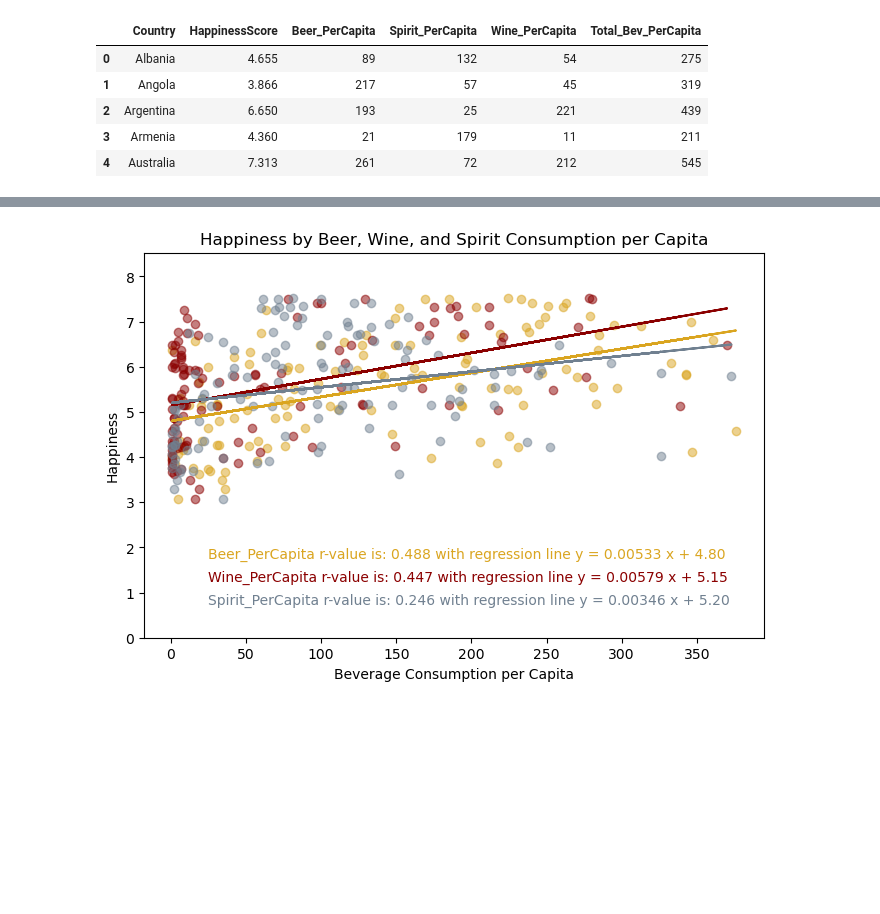
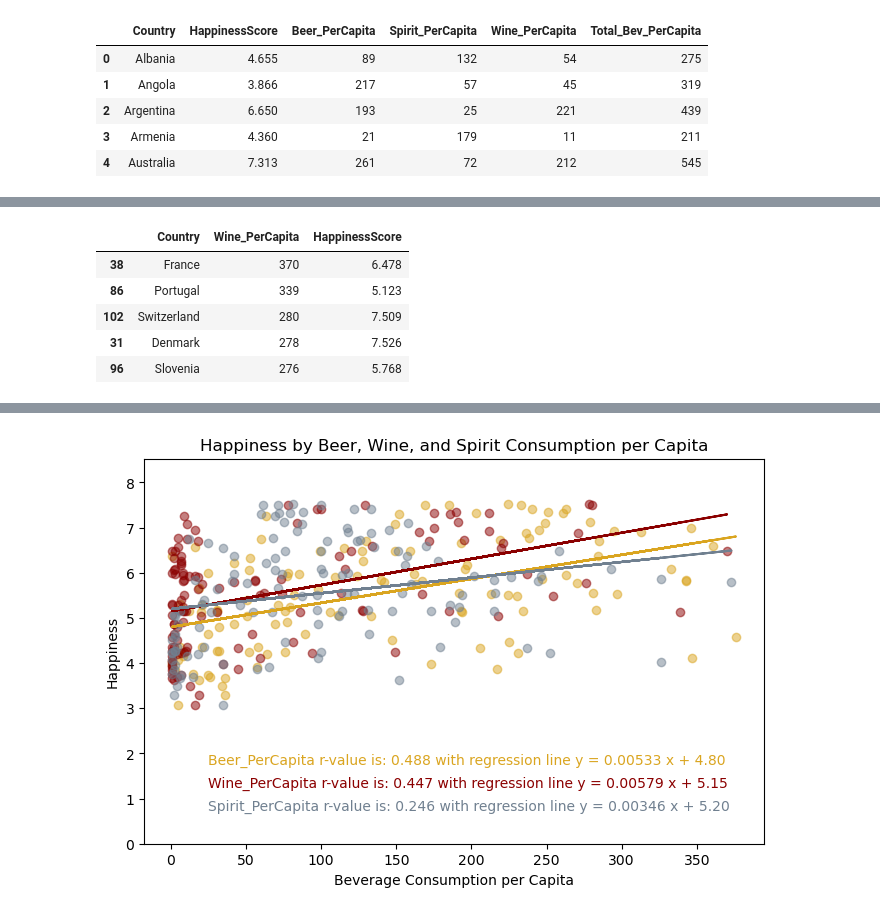
Before and after one commit to mattcaseycpa/project1, a Jupyter notebook: project.ipynb, the cells around one changed output, grey strips where cells are left out. Saved outputs shown, nothing was run; the diff lists cells and outputs as text; code cells hidden in the pictures; blank space fills up the shorter version.

```diff
--- a/project.ipynb
+++ b/project.ipynb
@@ -858,0 +885,11 @@ OH_happiness.head()
+# %%
+# Top 5 wine consuming countries and happiness scores
+top5wine = OH_happiness.nlargest(5, "Wine_PerCapita")[["Country", "Wine_PerCapita", "HappinessScore"]]
+top5wine
+# %% [output]
+|  | Country | Wine_PerCapita | HappinessScore |
+| 38 | France | 370 | 6.478 |
+| 86 | Portugal | 339 | 5.123 |
+| 102 | Switzerland | 280 | 7.509 |
+| 31 | Denmark | 278 | 7.526 |
+| 96 | Slovenia | 276 | 5.768 |
```
Also changed, not shown: parts of 8 cells of this notebook.
